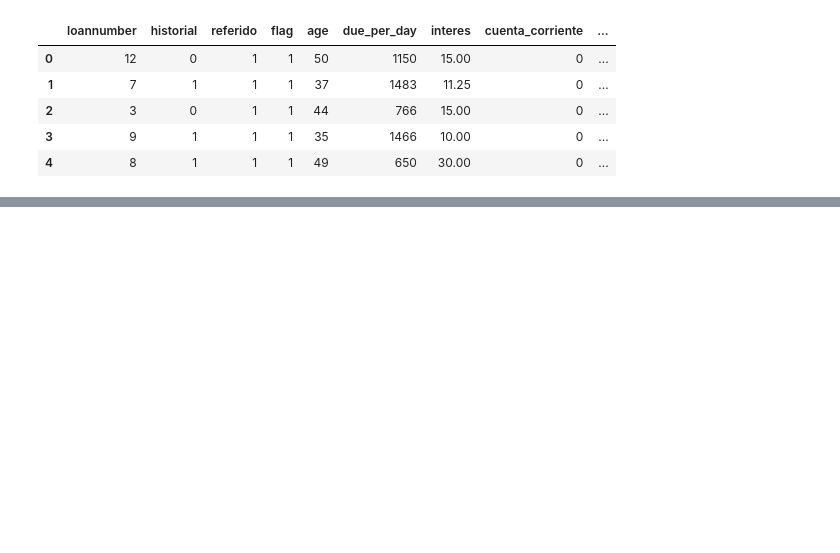
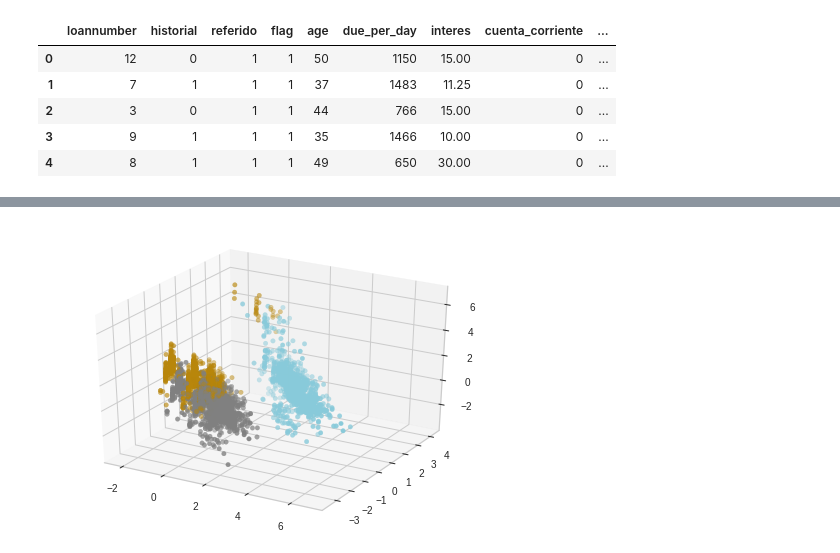
Before and after one commit to Ciarzi/DP3_GP1, a Jupyter notebook: codigo/3_clusterizacion.ipynb, the cells around one changed output, grey strips where cells are left out. Cells and saved outputs as stored; diff of their text form; code cells hidden in the pictures; blank space fills up the shorter version.

```diff
--- a/codigo/3_clusterizacion.ipynb
+++ b/codigo/3_clusterizacion.ipynb
@@ -23,0 +28,4 @@ df_perf_test.shape
+# %%
+scaler = StandardScaler()
+data_scaled = scaler.fit_transform(data)
+pd.DataFrame(data_scaled).describe()
@@ -101,0 +74,7 @@ plt.show()
+# %%
+pca = PCA(n_components=3)
+pca.fit(data_scaled)
+pca_data = pd.DataFrame(pca.transform(data_scaled))
+pca_data.head()
+print('Explained variation per principal component: {}'.format(pca.explained_variance_ratio_))
+print('Cumulative variance explained by 3 principal components: {:.2%}'.format(np.sum(pca.explained_variance_ratio_)))
@@ -101,0 +105,29 @@ plt.show()
+# %%
+''' Generating different colors in ascending order
+								of their hsv values '''
+colors = list(zip(*sorted((
+					tuple(mcolors.rgb_to_hsv(
+						mcolors.to_rgba(color)[:3])), name)
+					for name, color in dict(
+							mcolors.BASE_COLORS, **mcolors.CSS4_COLORS
+													).items())))[1]
+
+
+# number of steps to taken generate n(clusters) colors
+skips = math.floor(len(colors[5 : -5])/clusters)
+cluster_colors = colors[5 : -5 : skips]
+# %%
+fig = plt.figure()
+ax = fig.add_subplot(111, projection = '3d')
+ax.scatter(pca_data[0], pca_data[1], pca_data[2],
+		c = list(map(lambda label : cluster_colors[label],
+											kmeans.labels_)))
+
+str_labels = list(map(lambda label:'% s' % label, kmeans.labels_))
+
+list(map(lambda data1, data2, data3, str_label:'', pca_data[0], pca_data[1],
+		pca_data[2], str_labels))
+
+plt.show()
+# %% [output]
+[figure, added]
```
Also changed, not shown: parts of 21 cells of this notebook, 2 other files.
